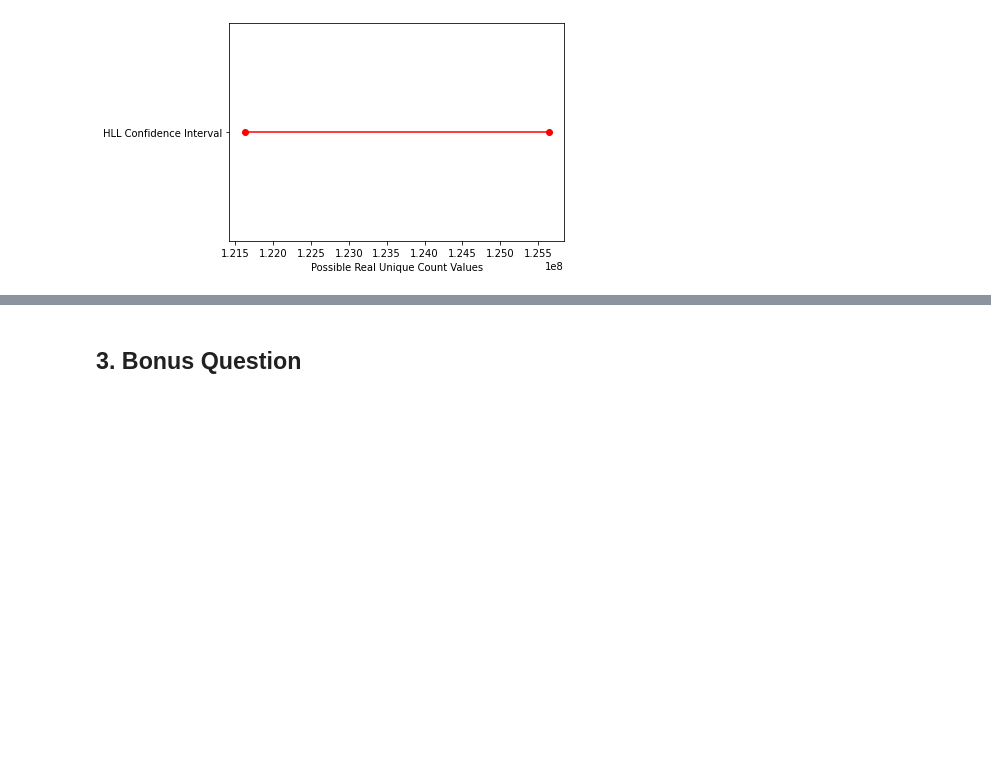
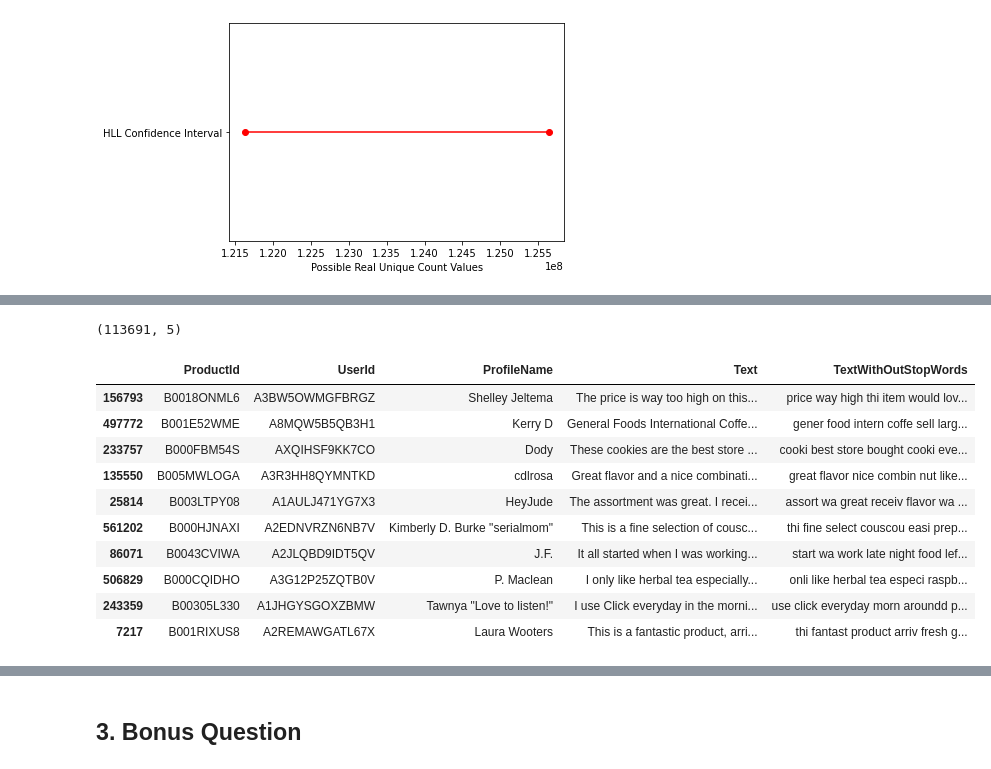
Before and after one commit to JuanMataNaranjo/ADM-HW4, a Jupyter notebook: main.ipynb, the cells around one changed output, grey strips where cells are left out. Saved outputs shown, nothing was run; the diff lists cells and outputs as text; code cells hidden in the pictures; blank space fills up the shorter version.

```diff
--- a/main.ipynb
+++ b/main.ipynb
@@ -97,0 +135,18 @@ plt.show();
+# %%
+dataset.shape
+# %% [output]
+(113691, 5)
+# %%
+dataset.head(10)
+# %% [output]
+|  | ProductId | UserId | ProfileName | Text | TextWithOutStopWords |
+| 156793 | B0018ONML6 | A3BW5OWMGFBRGZ | Shelley Jeltema | The price is way too high on this... | price way high thi item would lov... |
+| 497772 | B001E52WME | A8MQW5B5QB3H1 | Kerry D | General Foods International Coffe... | gener food intern coffe sell larg... |
+| 233757 | B000FBM54S | AXQIHSF9KK7CO | Dody | These cookies are the best store ... | cooki best store bought cooki eve... |
+| 135550 | B005MWLOGA | A3R3HH8QYMNTKD | cdlrosa | Great flavor and a nice combinati... | great flavor nice combin nut like... |
+| 25814 | B003LTPY08 | A1AULJ471YG7X3 | HeyJude | The assortment was great. I recei... | assort wa great receiv flavor wa ... |
+| 561202 | B000HJNAXI | A2EDNVRZN6NB7V | Kimberly D. Burke "serialmom" | This is a fine selection of cousc... | thi fine select couscou easi prep... |
+| 86071 | B0043CVIWA | A2JLQBD9IDT5QV | J.F. | It all started when I was working... | start wa work late night food lef... |
+| 506829 | B000CQIDHO | A3G12P25ZQTB0V | P. Maclean | I only like herbal tea especially... | onli like herbal tea especi raspb... |
+| 243359 | B00305L330 | A1JHGYSGOXZBMW | Tawnya "Love to listen!" | I use Click everyday in the morni... | use click everyday morn aroundd p... |
+| 7217 | B001RIXUS8 | A2REMAWGATL67X | Laura Wooters | This is a fantastic product, arri... | thi fantast product arriv fresh g... |
```
Also changed, not shown: parts of 22 cells of this notebook.
